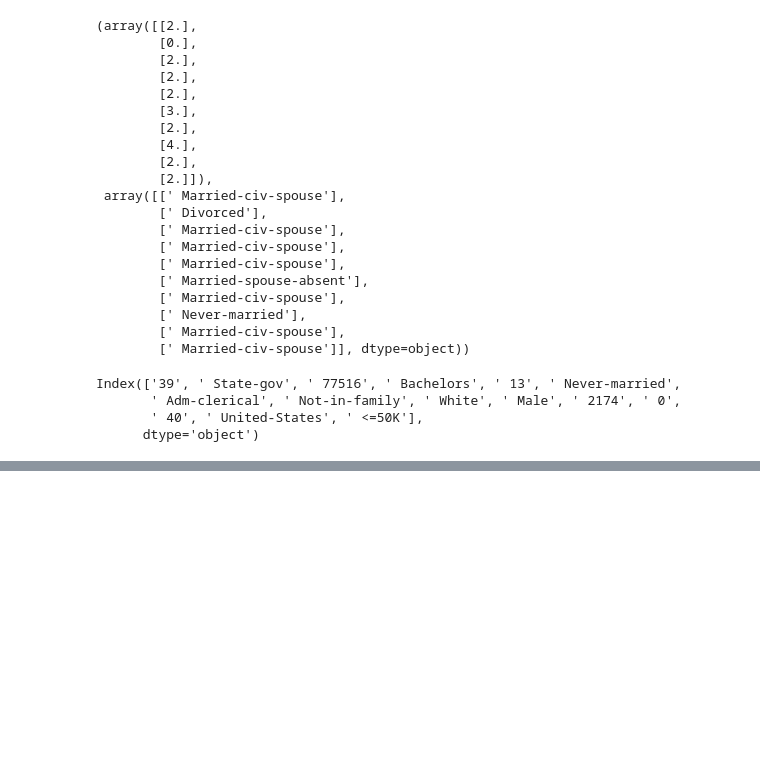
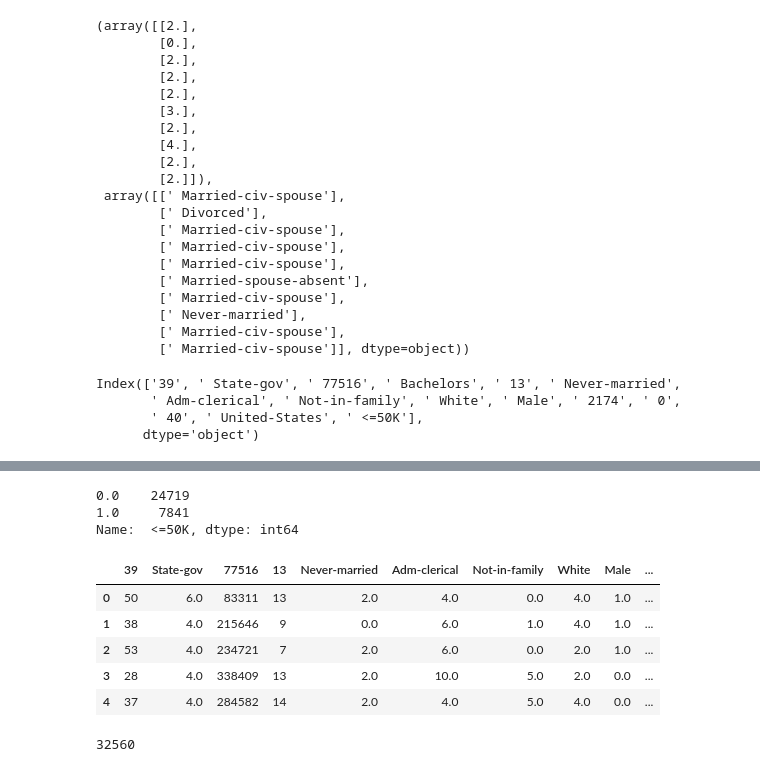
Before and after one commit to mohammad-IR/DataMiningProject_Final_Collage, a Jupyter notebook: project_final/adult_project.ipynb, the cells around one changed output, grey strips where cells are left out. Saved outputs shown, nothing was run; the diff lists cells and outputs as text; code cells hidden in the pictures; blank space fills up the shorter version.

```diff
--- a/project_final/adult_project.ipynb
+++ b/project_final/adult_project.ipynb
@@ -154,0 +167,22 @@ dataset.corr()
+# %%
+dataset[' <=50K'].value_counts()
+# %% [output]
+0.0    24719
+1.0     7841
+Name:  <=50K, dtype: int64
+# %%
+X = dataset.drop(' Bachelors', axis=1)
+Y = dataset[' Bachelors']
+# %%
+X.head()
+# %% [output]
+|  | 39 | State-gov | 77516 | 13 | Never-married | Adm-clerical | Not-in-family | White | Male | ... |
+| 0 | 50 | 6.0 | 83311 | 13 | 2.0 | 4.0 | 0.0 | 4.0 | 1.0 | ... |
+| 1 | 38 | 4.0 | 215646 | 9 | 0.0 | 6.0 | 1.0 | 4.0 | 1.0 | ... |
+| 2 | 53 | 4.0 | 234721 | 7 | 2.0 | 6.0 | 0.0 | 2.0 | 1.0 | ... |
+| 3 | 28 | 4.0 | 338409 | 13 | 2.0 | 10.0 | 5.0 | 2.0 | 0.0 | ... |
+| 4 | 37 | 4.0 | 284582 | 14 | 2.0 | 4.0 | 5.0 | 4.0 | 0.0 | ... |
+# %%
+Y.count()
+# %% [output]
+32560
```
Also changed, not shown: parts of 26 cells of this notebook.
